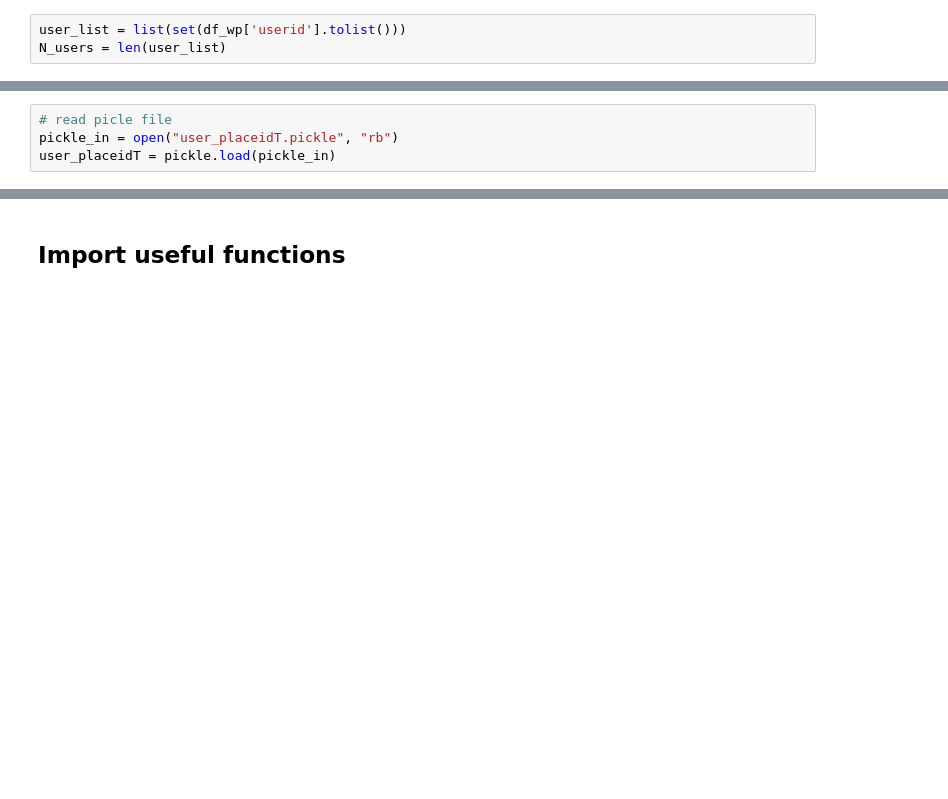
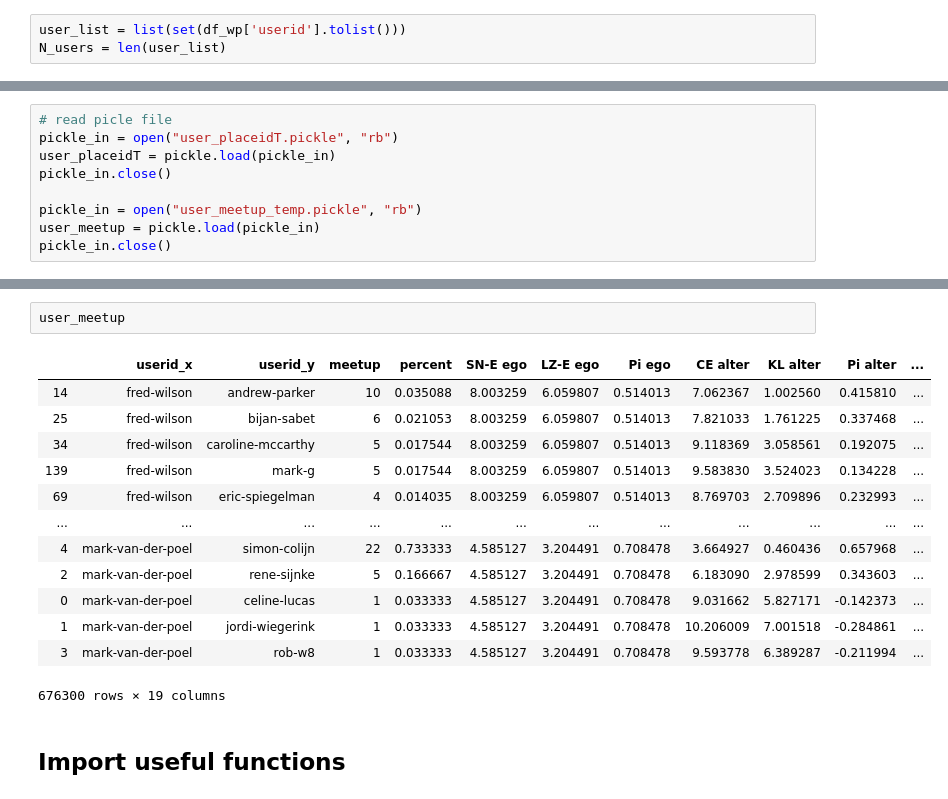
Before and after one commit to Magica-Chen/social-predictability, a Jupyter notebook: Social-Artificial-Friendship.ipynb, the cells around one changed output, grey strips where cells are left out. Saved outputs shown, nothing was run; the diff lists cells and outputs as text; blank space fills up the shorter version.

```diff
--- a/Social-Artificial-Friendship.ipynb
+++ b/Social-Artificial-Friendship.ipynb
@@ -68,3 +73,8 @@ N_users = len(user_list)
 # read picle file
 pickle_in = open("user_placeidT.pickle", "rb")
 user_placeidT = pickle.load(pickle_in)
+pickle_in.close()
+
+pickle_in = open("user_meetup_temp.pickle", "rb")
+user_meetup = pickle.load(pickle_in)
+pickle_in.close()
@@ -71,3 +101,19 @@ user_placeidT = pickle.load(pickle_in)
+# %%
+user_meetup
+# %% [output]
+|  | userid_x | userid_y | meetup | percent | SN-E ego | LZ-E ego | Pi ego | CE alter | KL alter | Pi alter | ... |
+| 14 | fred-wilson | andrew-parker | 10 | 0.035088 | 8.003259 | 6.059807 | 0.514013 | 7.062367 | 1.002560 | 0.415810 | ... |
+| 25 | fred-wilson | bijan-sabet | 6 | 0.021053 | 8.003259 | 6.059807 | 0.514013 | 7.821033 | 1.761225 | 0.337468 | ... |
+| 34 | fred-wilson | caroline-mccarthy | 5 | 0.017544 | 8.003259 | 6.059807 | 0.514013 | 9.118369 | 3.058561 | 0.192075 | ... |
+| 139 | fred-wilson | mark-g | 5 | 0.017544 | 8.003259 | 6.059807 | 0.514013 | 9.583830 | 3.524023 | 0.134228 | ... |
+| 69 | fred-wilson | eric-spiegelman | 4 | 0.014035 | 8.003259 | 6.059807 | 0.514013 | 8.769703 | 2.709896 | 0.232993 | ... |
+| ... | ... | ... | ... | ... | ... | ... | ... | ... | ... | ... | ... |
+| 4 | mark-van-der-poel | simon-colijn | 22 | 0.733333 | 4.585127 | 3.204491 | 0.708478 | 3.664927 | 0.460436 | 0.657968 | ... |
+| 2 | mark-van-der-poel | rene-sijnke | 5 | 0.166667 | 4.585127 | 3.204491 | 0.708478 | 6.183090 | 2.978599 | 0.343603 | ... |
+| 0 | mark-van-der-poel | celine-lucas | 1 | 0.033333 | 4.585127 | 3.204491 | 0.708478 | 9.031662 | 5.827171 | -0.142373 | ... |
+| 1 | mark-van-der-poel | jordi-wiegerink | 1 | 0.033333 | 4.585127 | 3.204491 | 0.708478 | 10.206009 | 7.001518 | -0.284861 | ... |
+| 3 | mark-van-der-poel | rob-w8 | 1 | 0.033333 | 4.585127 | 3.204491 | 0.708478 | 9.593778 | 6.389287 | -0.211994 | ... |
+676300 rows × 19 columns
 # %% [markdown]
 ## Import useful functions
 # %%
```
Also changed, not shown: parts of 3 cells of this notebook, 1 other file.
